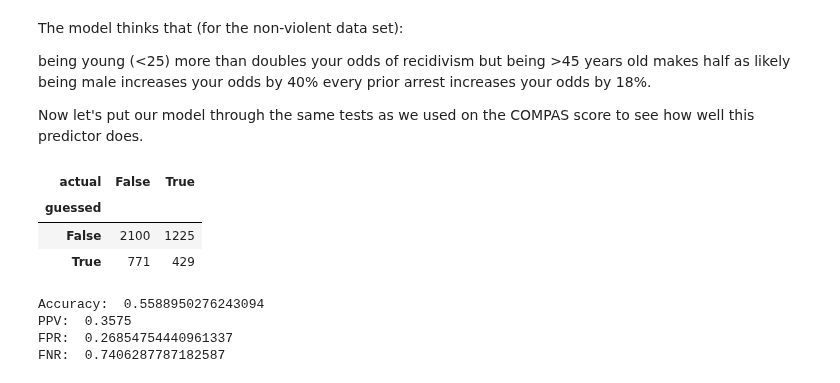
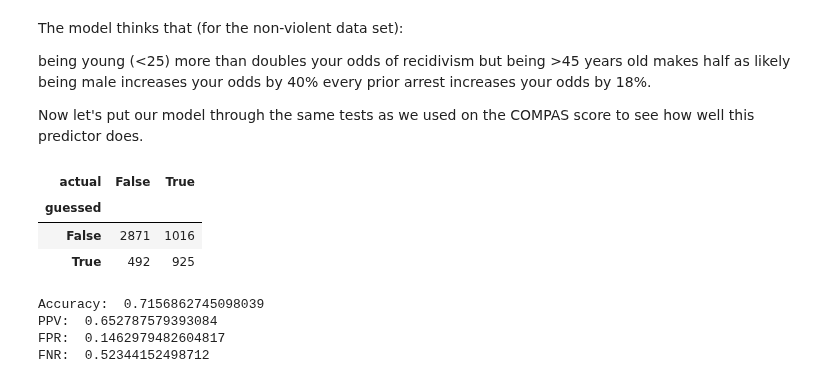
Before and after one commit to Heity94/Compas-recidivism-analysis, a Jupyter notebook: notebooks/Ngan/dev_Ngan_decision_tree.ipynb, the cells around one changed output. Saved outputs shown, nothing was run; the diff lists cells and outputs as text; code cells hidden in the pictures.

```diff
--- a/notebooks/Ngan/dev_Ngan_decision_tree.ipynb
+++ b/notebooks/Ngan/dev_Ngan_decision_tree.ipynb
@@ -24,8 +24,8 @@ else:
     decile_col = 'decile_score'
     score_col = 'score_text'
 
-df = pd.read_csv(fname)
-df.head()
+cv = pd.read_csv(fname)
+cv.head()
 # %% [output]
 |  | id | name | first | last | compas_screening_date | sex | dob | age | age_cat | race | ... |
 | 0 | 1 | miguel hernandez | miguel | hernandez | 2013-08-14 | Male | 1947-04-18 | 69 | Greater than 45 | Other | ... |
@@ -74,0 +62,11 @@ df.shape
+# %%
+cv = cv[
+    (cv.days_b_screening_arrest <= 30) &
+    (cv.days_b_screening_arrest >= -30) &
+    (cv.is_recid != -1) &
+    (cv.c_charge_degree != 'O') #&
+    #(cv[score_col] != 'N/A')
+]
+
+cv.reset_index(inplace=True, drop=True) # renumber the rows from 0 again
+cv.shape
@@ -220,0 +216,6 @@ True              741  1200
+# %%
+# COMPAS recidivism confusion matrix
+cv['guessed_recid'] = cv[score_col] != 'Low'
+cv['actual_recid'] = cv.two_year_recid == 1
+cm = pd.crosstab(cv.actual_recid, cv.guessed_recid)
+cm # for "confusion matrix"
@@ -316,14 +322,20 @@ Using these following predictors as dominant:
 _ c_charge_degree
 - c_priors_count
 # %%
-#get dummies for age, race, gender
-features = pd.concat([pd.get_dummies(df.age_cat,prefix='age',drop_first=True),
-                    pd.get_dummies(df.sex, prefix='sex',drop_first=True),
-                    pd.get_dummies(df.c_charge_degree, prefix='degree',drop_first=True), # felony or misdemeanor charge ('f' or 'm')
-                    df.priors_count],
-                    axis=1)
+# build up dummy variables for age, race, gender
+features = pd.concat(
+    [pd.get_dummies(cv.age_cat, prefix='age'),
+     pd.get_dummies(cv.sex, prefix='sex'),
+     pd.get_dummies(cv.c_charge_degree, prefix='degree'), # felony or misdemeanor charge ('f' or 'm')
+     cv.priors_count],
+    axis=1)
 
-target = df.two_year_recid
+# We should have one less dummy variable than the number of categories, to avoid the "dummy variable trap"
+# See https://www.quora.com/When-do-I-fall-in-the-dummy-variable-trap
+features.drop(['age_25 - 45', 'sex_Female', 'degree_M'], axis=1, inplace=True)
+
+# Try to predict whether someone is re-arrested
+target = cv.two_year_recid
 # %%
 x = features.values
 y=target.values
@@ -346,23 +358,23 @@ every prior arrest increases your odds by 18%.
 
 Now let's put our model through the same tests as we used on the COMPAS score to see how well this predictor does.
 # %%
-#crosstab for predictive model
+# Crosstab for our predictive model
 y_pred = dt.predict(x)
 guessed=pd.Series(y_pred)==1
 
-actual=df.two_year_recid==1
+actual=cv.two_year_recid==1
 
 cm = pd.crosstab(guessed, actual, rownames=['guessed'], colnames=['actual'])
 cm
 # %% [output]
 | actual | False | True |
 | guessed |  |  |
-| False | 2100 | 1225 |
-| True | 771 | 429 |
+| False | 2871 | 1016 |
+| True | 492 | 925 |
 # %%
 print_ppv_fpv(cm)
 # %% [output]
-Accuracy:  0.5588950276243094
-PPV:  0.3575
-FPR:  0.26854754440961337
-FNR:  0.7406287787182587
+Accuracy:  0.7156862745098039
+PPV:  0.652787579393084
+FPR:  0.1462979482604817
+FNR:  0.52344152498712
```
Also changed, not shown: parts of 25 cells of this notebook.
